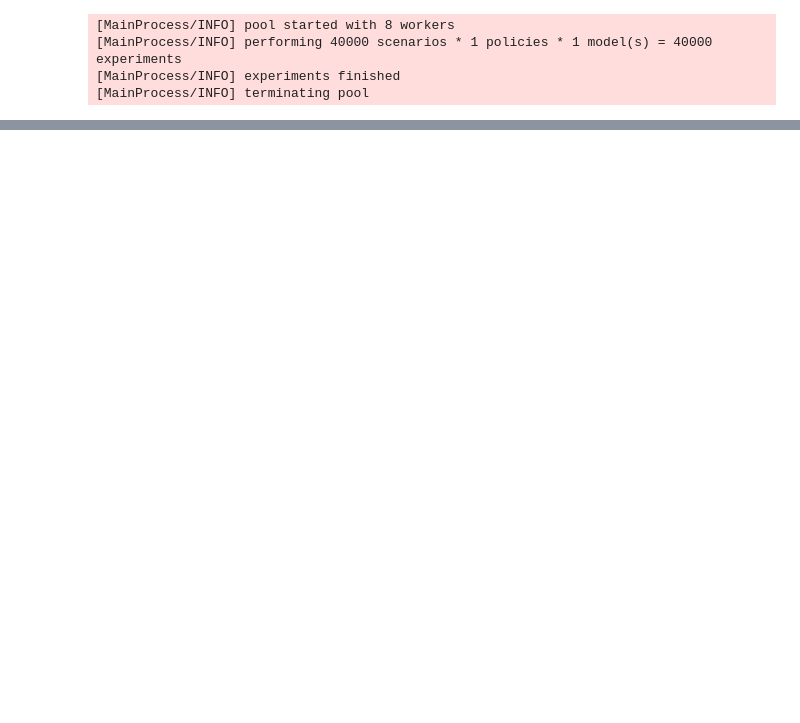
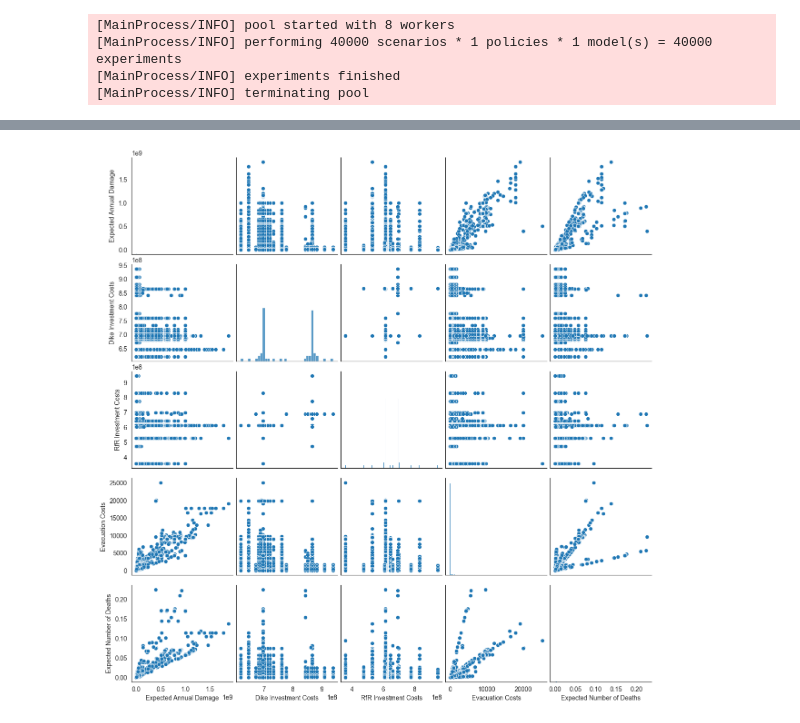
Before and after one commit to florihu/MBDM_Group5, a Jupyter notebook: Problem Formulations.ipynb, the cells around one changed output, grey strips where cells are left out. Cells and saved outputs as stored; diff of their text form; code cells hidden in the pictures; blank space fills up the shorter version.

```diff
--- a/Problem Formulations.ipynb
+++ b/Problem Formulations.ipynb
@@ -340,0 +459,7 @@ Index(['A.1_pfail', 'A.2_pfail', 'A.5_pfail', 'discount rate 0'], dtype='object'
+# %%
+
+experiments_sa_lever, outcomes_sa_lever = sa_results_lever
+
+outcomes_sa_lever_df= pd.DataFrame.from_dict(outcomes_sa_lever)
+
+outcomes_sa_lever_df.to_csv('sobol lever space outcomes_1000 scenarios')
@@ -340,0 +543,7 @@ Index(['A.1_pfail', 'A.2_pfail', 'A.5_pfail', 'discount rate 0'], dtype='object'
+# %%
+
+sns.pairplot(outcomes_sa_lever_df)
+plt.savefig('Outcome distribution for the lever space')
+plt.show()
+# %% [output]
+[figure, added]
```
Also changed, not shown: parts of 21 cells of this notebook.
